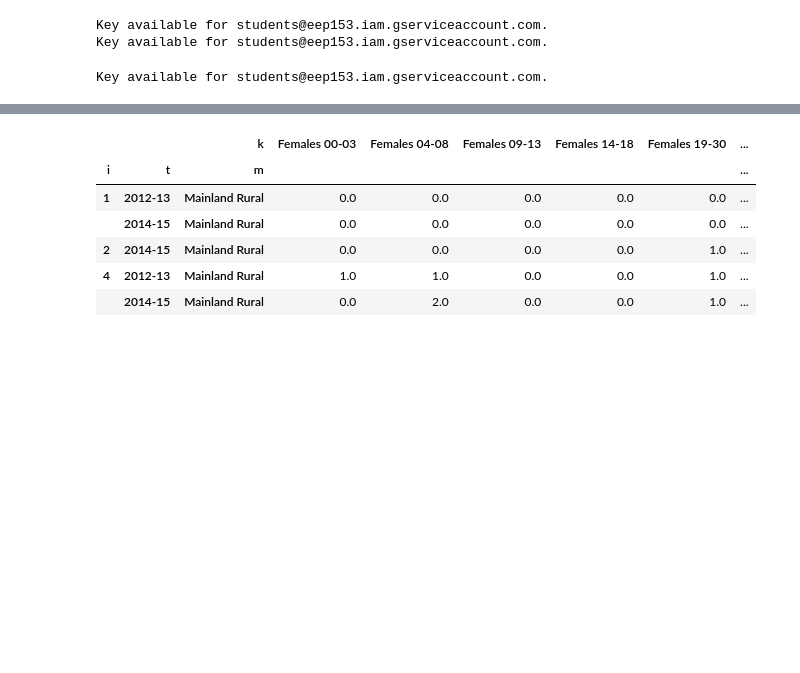
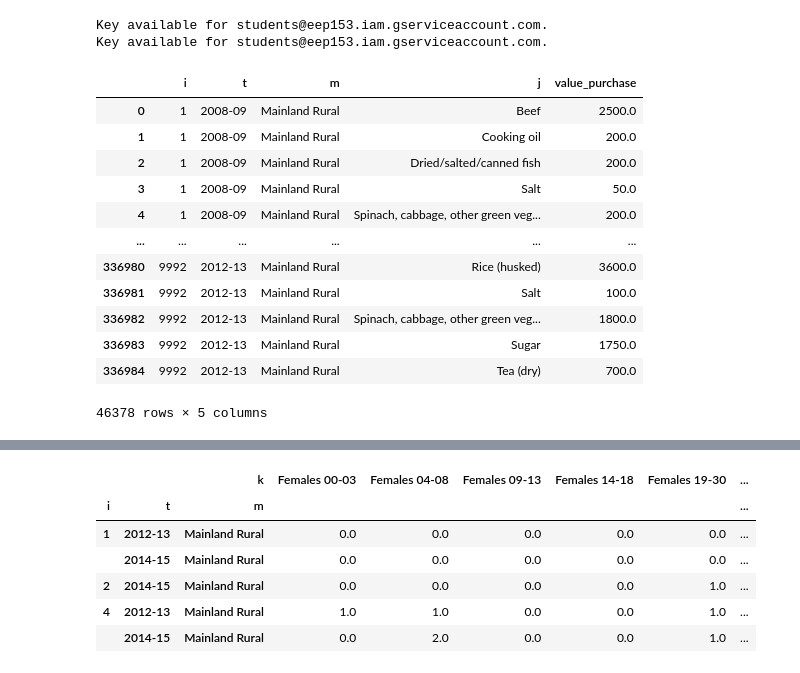
Before and after one commit to vkeroles/EEP153-SP23-Proj3, a Jupyter notebook: Team_E_food_demand.ipynb, the cells around one changed output, grey strips where cells are left out. Saved outputs shown, nothing was run; the diff lists cells and outputs as text; code cells hidden in the pictures; blank space fills up the shorter version.

```diff
--- a/Team_E_food_demand.ipynb
+++ b/Team_E_food_demand.ipynb
@@ -46,36 +46,38 @@ import pandas as pd
 import numpy as np
 from eep153_tools.sheets import read_sheets
 
+# Pull Tazania Expenditures from Sheets
 x = read_sheets(Tanzania_Family_Data,sheet='Expenditures')
-x = x[x['m'] != 'Nan']
+x = x[x['m'] != 'Nan'] #Remove rows with no location
 x = x.astype({'i':'int64'})
 
-t_map = {2008: '2008-09', 2010:'2010-11', 2012: '2012-13', 2014:'2014-15'}
+# Pull Tazania Household Info from Sheets
+t_map = {2008: '2008-09', 2010:'2010-11', 2012: '2012-13', 2014:'2014-15'} # Use to match year structure of Expenditures
 x_info = read_sheets(Tanzania_Identification_Data,sheet='ID')
-x_info = x_info.loc[x_info['t'] < 2015]
-x_info = x_info.replace({"t": t_map})
+x_info = x_info.loc[x_info['t'] < 2015] # Remove rows with years out of range
+x_info = x_info.replace({"t": t_map}) # Apply mapping
 
+# Merge Urban and Rural Identification to Expenditures
 x = pd.merge(x, x_info,  how='left', left_on=['i','t'], right_on = ['i','t'])
-x = x[x['urb_rur'] == 'RURAL']
-x = x.drop(columns=['urb_rur'])
-
-# Reformat x to match structure
-x = x.pivot_table(values='value_purchase', index=['i','t','m'], columns='j', aggfunc='first').reset_index()
-x = x.replace(0,np.nan) # Replace zeros with missing
-
-# Take logs of expenditures; call this y
-y = np.log(x.set_index(['i','t','m']))
 # %% [output]
 Key available for students@eep153.iam.gserviceaccount.com.
 Key available for students@eep153.iam.gserviceaccount.com.
-# %%
-# Change 'Tanzania' to key of your own sheet in Sheets, above
-d = read_sheets(Tanzania_Family_Data,sheet="HH Characteristics")
-d.columns.name = 'k'
-d = d[d['m'] != 'Nan']
-d = d.astype({'i':'int64'})
-# d = d[d['i'] == '9003-001-99']
-# d
-d.set_index(['i','t','m'],inplace=True)
-# %% [output]
-Key available for students@eep153.iam.gserviceaccount.com.
+# %%
+# Get Rural Expeditures
+x_rural = x[x['urb_rur'] == 'RURAL']
+x_rural = x_rural.drop(columns=['urb_rur'])
+x_rural
+# %% [output]
+|  | i | t | m | j | value_purchase |
+| 0 | 1 | 2008-09 | Mainland Rural | Beef | 2500.0 |
+| 1 | 1 | 2008-09 | Mainland Rural | Cooking oil | 200.0 |
+| 2 | 1 | 2008-09 | Mainland Rural | Dried/salted/canned fish | 200.0 |
+| 3 | 1 | 2008-09 | Mainland Rural | Salt | 50.0 |
+| 4 | 1 | 2008-09 | Mainland Rural | Spinach, cabbage, other green veg... | 200.0 |
+| ... | ... | ... | ... | ... | ... |
+| 336980 | 9992 | 2012-13 | Mainland Rural | Rice (husked) | 3600.0 |
+| 336981 | 9992 | 2012-13 | Mainland Rural | Salt | 100.0 |
+| 336982 | 9992 | 2012-13 | Mainland Rural | Spinach, cabbage, other green veg... | 1800.0 |
+| 336983 | 9992 | 2012-13 | Mainland Rural | Sugar | 1750.0 |
+| 336984 | 9992 | 2012-13 | Mainland Rural | Tea (dry) | 700.0 |
+46378 rows × 5 columns
```
Also changed, not shown: parts of 10 cells of this notebook.
